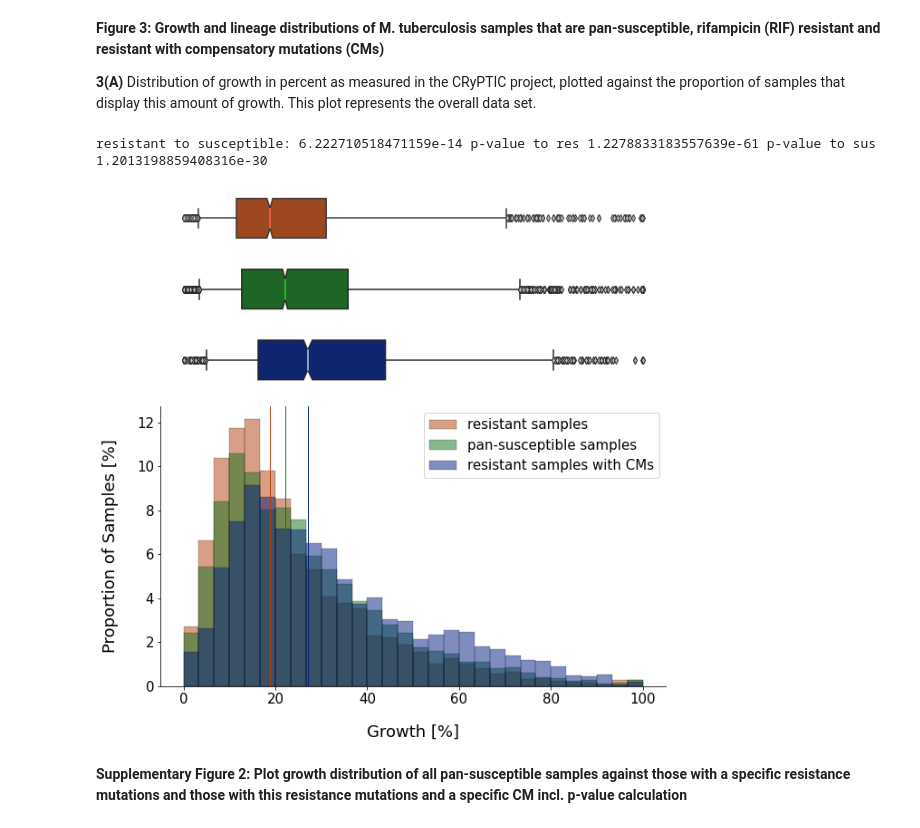
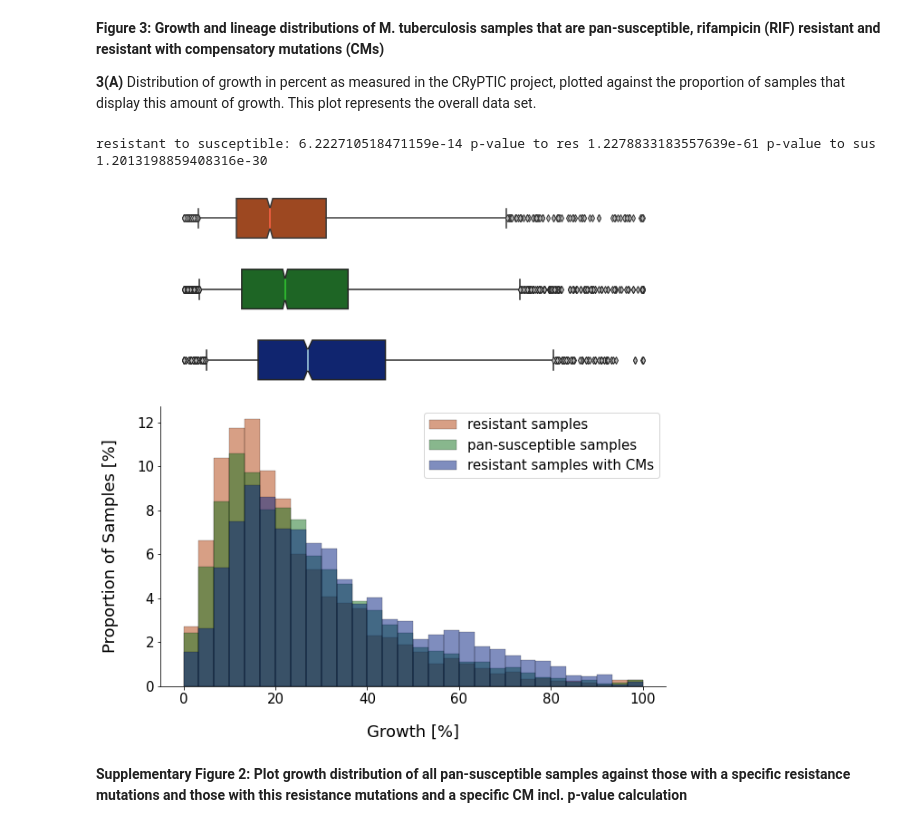
Before and after one commit to fowler-lab/tb-rnap-compensation, a Jupyter notebook: Recreate_figures_paper.ipynb, the cells around one changed output. Drawn from its saved outputs; the diff is of its cells as text; code cells hidden in the pictures.

```diff
--- a/Recreate_figures_paper.ipynb
+++ b/Recreate_figures_paper.ipynb
@@ -466,46 +463,46 @@ fig, (ax_box1, ax_box2, ax_box3, ax_hist) = plt.subplots(4, sharex = True,
 fig.set_size_inches(10, 10)
 
 sns.histplot(data = resistant, label="resistant samples", color = colors[1], **hist_args)
-plt.axvline(resistant.median(), color = colors[1], linewidth = 1)
+#plt.axvline(resistant.median(), color = colors[1], linewidth = 1)
 
 #plt.text(x = resistant.median()-2, y = 12.8, s='***', size = 15) #TODO
 
 sns.histplot(data = susceptible, label="pan-susceptible samples", color = colors[2], **hist_args)
-plt.axvline(susceptible.median(), color = colors[2], linewidth = 1)
+#plt.axvline(susceptible.median(), color = colors[2], linewidth = 1)
 
 sns.histplot(data = resistant_CM, label="resistant samples with CMs", color = colors[0], **hist_args)
-plt.axvline(resistant_CM.median(), color = colors[0], linewidth = 1)
+#plt.axvline(resistant_CM.median(), color = colors[0], linewidth = 1)
 
 #plt.text(x = resistant_CM.median()-2, y = 12.8, s='***', size = 15) #TODO
 
 sns.boxplot(resistant, ax = ax_box1, color = colors[1], medianprops={"color": "tomato"},
             usermedians = [res_boot[0]], conf_intervals = [res_boot[1]], **box_args)
 sns.boxplot(susceptible, ax = ax_box2, color = colors[2], medianprops={"color": "LimeGreen"},
             usermedians = [sus_boot[0]], conf_intervals = [sus_boot[1]],**box_args)
 sns.boxplot(resistant_CM, ax = ax_box3, color = colors[0], medianprops={"color": "LightBlue"},
             usermedians = [resCM_boot[0]], conf_intervals = [resCM_boot[1]],**box_args)
 
 #Despine plots
 sns.despine(top = True, right=True, left = False, bottom = False, offset = False, trim = False)
 
 axes = [ax_box1, ax_box2, ax_box3]
 for ax in axes:
     sns.despine(ax = ax, top = True, right=True, left = True, bottom = True, offset = False, trim = False)
     ax.tick_params(left=False, bottom=False)
     ax.set(yticklabels=[])
     ax.set(xlabel='')
 
 plt.xlabel("Growth [%]", size = 18, labelpad = 20)
 plt.xticks(fontsize = 15)
 plt.ylabel("Proportion of Samples [%]", size = 18, labelpad = 20)
 plt.yticks(fontsize = 15)
 plt.legend(loc = 'upper right', fontsize = 15)
 
 # for creating poster figures:
-# fig.savefig('poster_res_vs_sus_vs_CM.svg', format='svg', dpi=1200)
+#fig.savefig('poster_res_vs_sus_vs_CM.svg', format='svg', dpi=1200)
 # %% [output]
 resistant to susceptible: 6.222710518471159e-14 p-value to res 1.2278833183557639e-61 p-value to sus 1.2013198859408316e-30
-[figure, old version]
+[figure, new version]
 # %% [markdown]
 **Supplementary Figure 2: Plot growth distribution of all pan-susceptible samples against those with a specific resistance mutations and those with this resistance mutations and a specific CM incl. p-value calculation**
 # %% [markdown]
```
Also changed, not shown: parts of 15 cells of this notebook.
